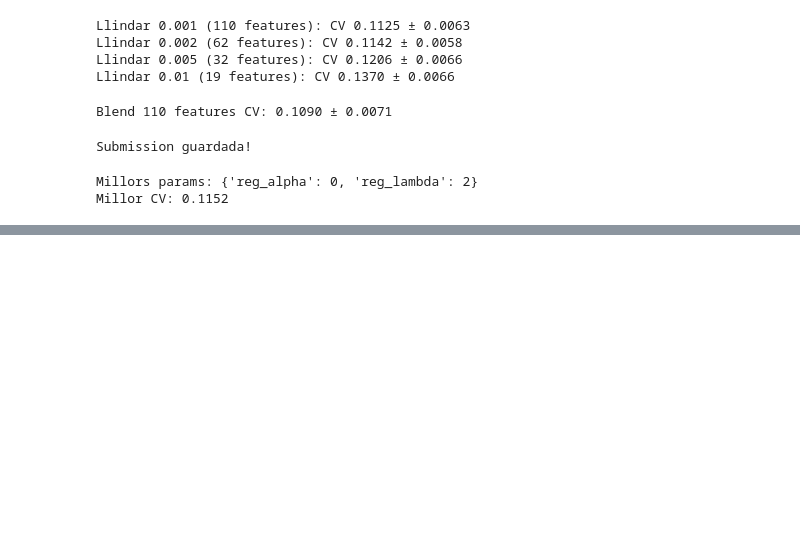
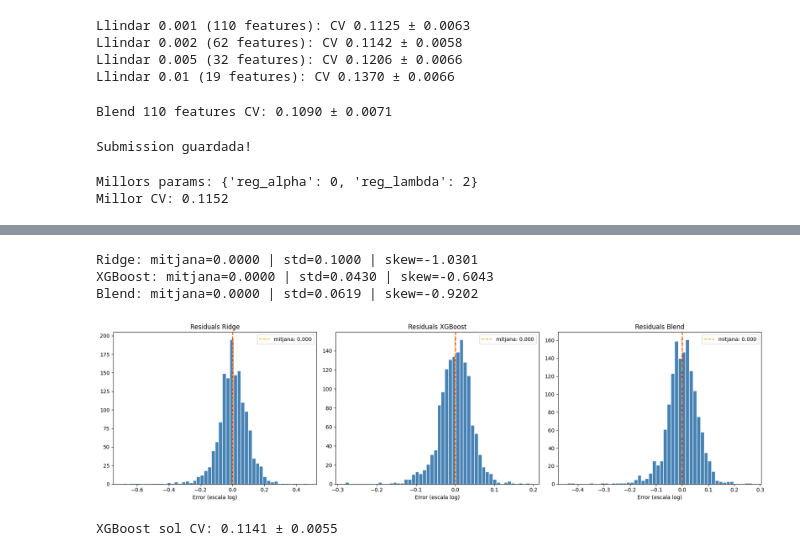
Before and after one commit to Carontsubs/kaggle-house-prices, a Jupyter notebook: notebooks/04_models.ipynb, the cells around one changed output, grey strips where cells are left out. Drawn from its saved outputs; the diff is of its cells as text; code cells hidden in the pictures; blank space fills up the shorter version.

```diff
--- a/notebooks/04_models.ipynb
+++ b/notebooks/04_models.ipynb
@@ -551,0 +593,40 @@ Millor CV: 0.1152
+# %%
+# Entrenem els tres models
+ridge_final.fit(scaler.fit_transform(train_reduced), y)
+xgb_final.fit(train_reduced, y)
+
+pred_ridge = ridge_final.predict(scaler.transform(train_reduced))
+pred_xgb   = xgb_final.predict(train_reduced)
+pred_blend = 0.4 * pred_ridge + 0.6 * pred_xgb
+
+residuals_ridge = y - pred_ridge
+residuals_xgb   = y - pred_xgb
+residuals_blend = y - pred_blend
+
+# Campanes dels tres
+fig, axes = plt.subplots(1, 3, figsize=(18, 5))
+
+for ax, res, nom in zip(axes,
+                         [residuals_ridge, residuals_xgb, residuals_blend],
+                         ['Ridge', 'XGBoost', 'Blend']):
+    ax.hist(res, bins=50, color='steelblue', edgecolor='white')
+    ax.axvline(x=0, color='red', linestyle='--', linewidth=2)
+    ax.axvline(x=res.mean(), color='orange', linestyle='--', label=f'mitjana: {res.mean():.3f}')
+    ax.set_title(f'Residuals {nom}')
+    ax.set_xlabel('Error (escala log)')
+    ax.legend()
+    print(f"{nom}: mitjana={res.mean():.4f} | std={res.std():.4f} | skew={res.skew():.4f}")
+
+plt.tight_layout()
+plt.show()
+# %% [output]
+Ridge: mitjana=0.0000 | std=0.1000 | skew=-1.0301
+XGBoost: mitjana=0.0000 | std=0.0430 | skew=-0.6043
+Blend: mitjana=0.0000 | std=0.0619 | skew=-0.9202
+[figure, added]
+# %%
+scores_xgb_solo = cross_val_score(xgb_final, train_reduced, y,
+                                   cv=5, scoring='neg_root_mean_squared_error')
+print(f"XGBoost sol CV: {-scores_xgb_solo.mean():.4f} ± {scores_xgb_solo.std():.4f}")
+# %% [output]
+XGBoost sol CV: 0.1141 ± 0.0055
```
Also changed, not shown: parts of 4 cells of this notebook, 2 other files.
